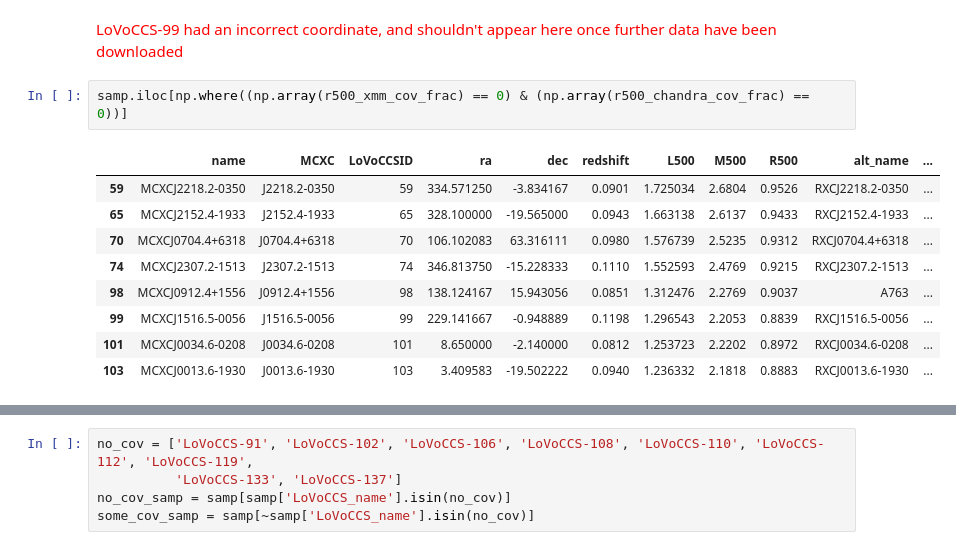
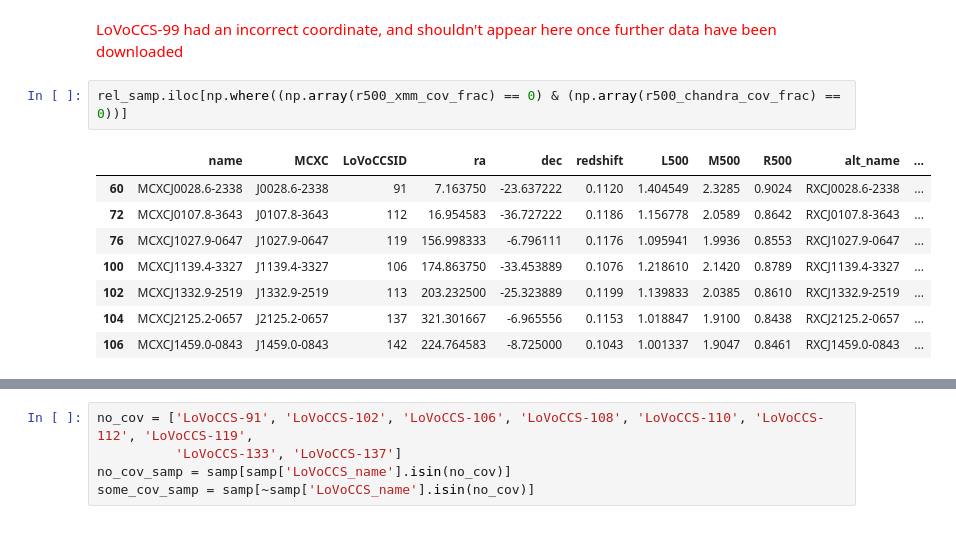
Before and after one commit to LoVoCCS/X-LoVoCCS-Data, a Jupyter notebook: proposals/XMM2023/exploring_targets.ipynb, the cells around one changed output, grey strips where cells are left out. Cells and saved outputs as stored; diff of their text form.

```diff
--- a/proposals/XMM2023/exploring_targets.ipynb
+++ b/proposals/XMM2023/exploring_targets.ipynb
@@ -203,14 +220,13 @@ plt.show()
 # %% [markdown]
 <span style="color:red">LoVoCCS-99 had an incorrect coordinate, and shouldn't appear here once further data have been downloaded</span>
 # %%
-samp.iloc[np.where((np.array(r500_xmm_cov_frac) == 0) & (np.array(r500_chandra_cov_frac) == 0))]
+rel_samp.iloc[np.where((np.array(r500_xmm_cov_frac) == 0) & (np.array(r500_chandra_cov_frac) == 0))]
 # %% [output]
 |  | name | MCXC | LoVoCCSID | ra | dec | redshift | L500 | M500 | R500 | alt_name | ... |
-| 59 | MCXCJ2218.2-0350 | J2218.2-0350 | 59 | 334.571250 | -3.834167 | 0.0901 | 1.725034 | 2.6804 | 0.9526 | RXCJ2218.2-0350 | ... |
-| 65 | MCXCJ2152.4-1933 | J2152.4-1933 | 65 | 328.100000 | -19.565000 | 0.0943 | 1.663138 | 2.6137 | 0.9433 | RXCJ2152.4-1933 | ... |
-| 70 | MCXCJ0704.4+6318 | J0704.4+6318 | 70 | 106.102083 | 63.316111 | 0.0980 | 1.576739 | 2.5235 | 0.9312 | RXCJ0704.4+6318 | ... |
-| 74 | MCXCJ2307.2-1513 | J2307.2-1513 | 74 | 346.813750 | -15.228333 | 0.1110 | 1.552593 | 2.4769 | 0.9215 | RXCJ2307.2-1513 | ... |
-| 98 | MCXCJ0912.4+1556 | J0912.4+1556 | 98 | 138.124167 | 15.943056 | 0.0851 | 1.312476 | 2.2769 | 0.9037 | A763 | ... |
-| 99 | MCXCJ1516.5-0056 | J1516.5-0056 | 99 | 229.141667 | -0.948889 | 0.1198 | 1.296543 | 2.2053 | 0.8839 | RXCJ1516.5-0056 | ... |
-| 101 | MCXCJ0034.6-0208 | J0034.6-0208 | 101 | 8.650000 | -2.140000 | 0.0812 | 1.253723 | 2.2202 | 0.8972 | RXCJ0034.6-0208 | ... |
-| 103 | MCXCJ0013.6-1930 | J0013.6-1930 | 103 | 3.409583 | -19.502222 | 0.0940 | 1.236332 | 2.1818 | 0.8883 | RXCJ0013.6-1930 | ... |
+| 60 | MCXCJ0028.6-2338 | J0028.6-2338 | 91 | 7.163750 | -23.637222 | 0.1120 | 1.404549 | 2.3285 | 0.9024 | RXCJ0028.6-2338 | ... |
+| 72 | MCXCJ0107.8-3643 | J0107.8-3643 | 112 | 16.954583 | -36.727222 | 0.1186 | 1.156778 | 2.0589 | 0.8642 | RXCJ0107.8-3643 | ... |
+| 76 | MCXCJ1027.9-0647 | J1027.9-0647 | 119 | 156.998333 | -6.796111 | 0.1176 | 1.095941 | 1.9936 | 0.8553 | RXCJ1027.9-0647 | ... |
+| 100 | MCXCJ1139.4-3327 | J1139.4-3327 | 106 | 174.863750 | -33.453889 | 0.1076 | 1.218610 | 2.1420 | 0.8789 | RXCJ1139.4-3327 | ... |
+| 102 | MCXCJ1332.9-2519 | J1332.9-2519 | 113 | 203.232500 | -25.323889 | 0.1199 | 1.139833 | 2.0385 | 0.8610 | RXCJ1332.9-2519 | ... |
+| 104 | MCXCJ2125.2-0657 | J2125.2-0657 | 137 | 321.301667 | -6.965556 | 0.1153 | 1.018847 | 1.9100 | 0.8438 | RXCJ2125.2-0657 | ... |
+| 106 | MCXCJ1459.0-0843 | J1459.0-0843 | 142 | 224.764583 | -8.725000 | 0.1043 | 1.001337 | 1.9047 | 0.8461 | RXCJ1459.0-0843 | ... |
```
Also changed, not shown: parts of 16 cells of this notebook, 5 other files.
